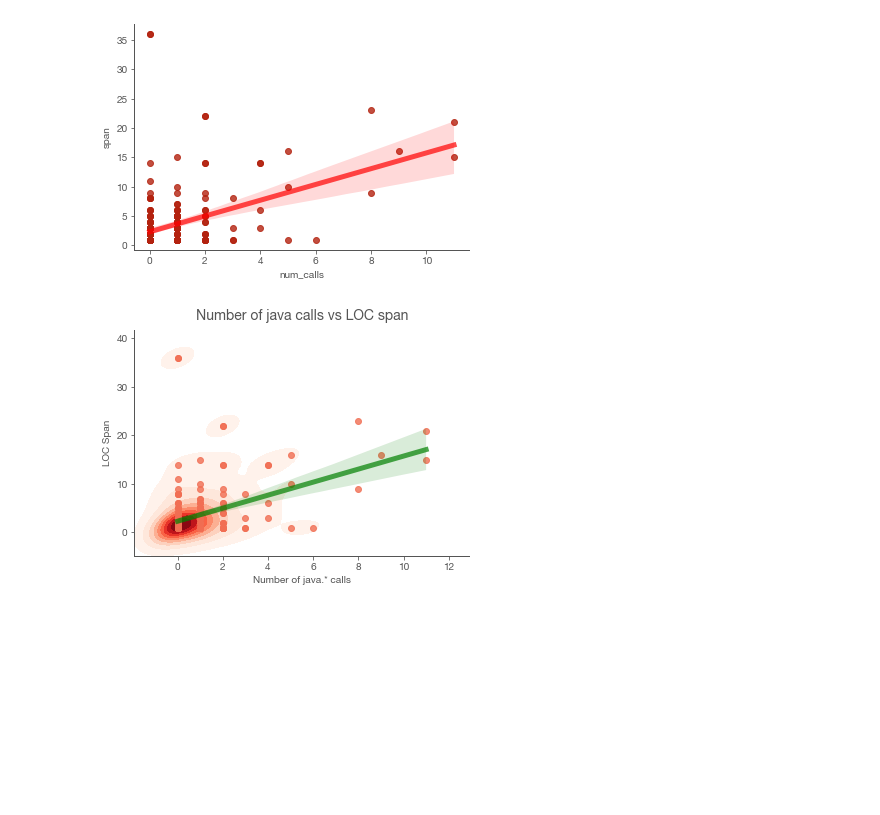
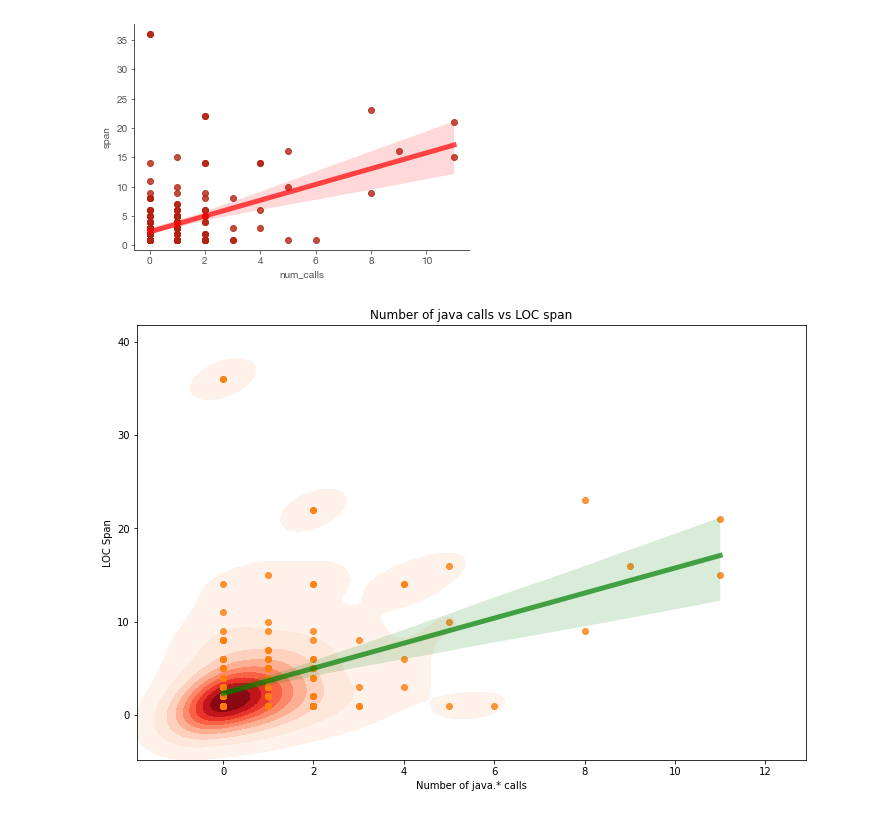
Before and after one commit to claudiosv/trace-python, a Jupyter notebook: notebooks/2.0-length-vs-calls.ipynb, the cells around one changed output. Cells and saved outputs as stored; diff of their text form; code cells hidden in the pictures; blank space fills up the shorter version.

Commit message:
Add KDE plot and begin accessing trace by index

```diff
--- a/notebooks/2.0-length-vs-calls.ipynb
+++ b/notebooks/2.0-length-vs-calls.ipynb
@@ -3,7 +3,7 @@ import pandas as pd
 import seaborn as sns
 import matplotlib.pyplot as plt
 # %%
-existing = pd.read_csv("test.csv", index_col='fqn')
+existing = pd.read_csv("../datasets/test.csv", index_col='fqn')
 # %%
 existing.describe()
 # %% [output]
@@ -58,9 +58,13 @@ existing.reset_index(inplace=True)
 # %%
 sns.kdeplot(x=existing["num_calls"], y=existing["span"], cmap="Reds", shade=True)
 ax = sns.regplot(x=existing["num_calls"], y=existing["span"], line_kws={"color":"g","alpha":0.7,"lw":5})
 ax.set_xlabel('Number of java.* calls')
 ax.set_ylabel('LOC Span')
 plt.title('Number of java calls vs LOC span')
-plt.show()
+# plt.show()
+figure = plt.gcf() # get current figure
+figure.set_size_inches(12, 8)
+# when saving, specify the DPI
+plt.savefig("myplot.png", dpi = 300)
 # %% [output]
-[figure, old version]
+[figure, new version]
```
Also changed, not shown: 1 other file.
